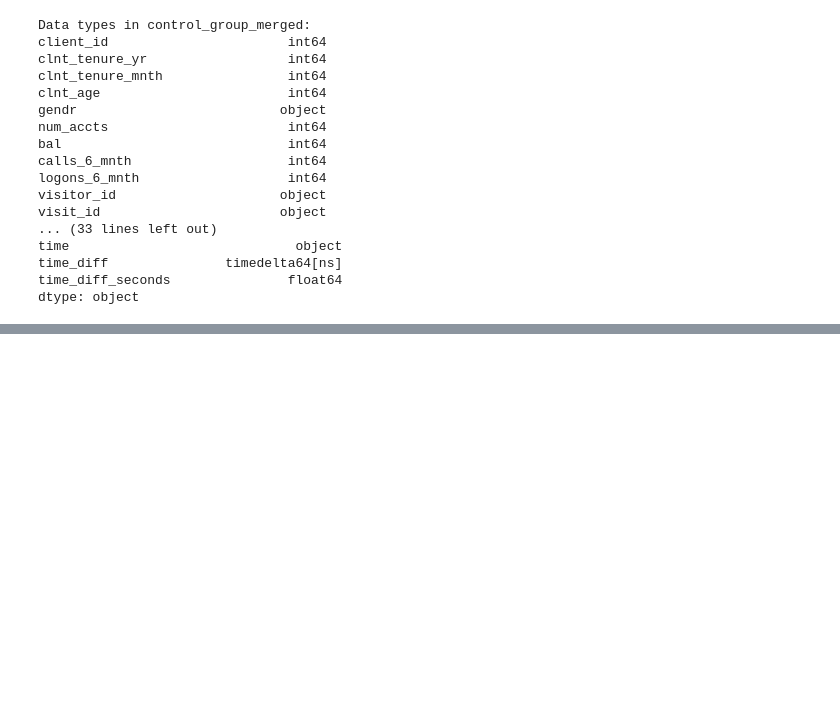
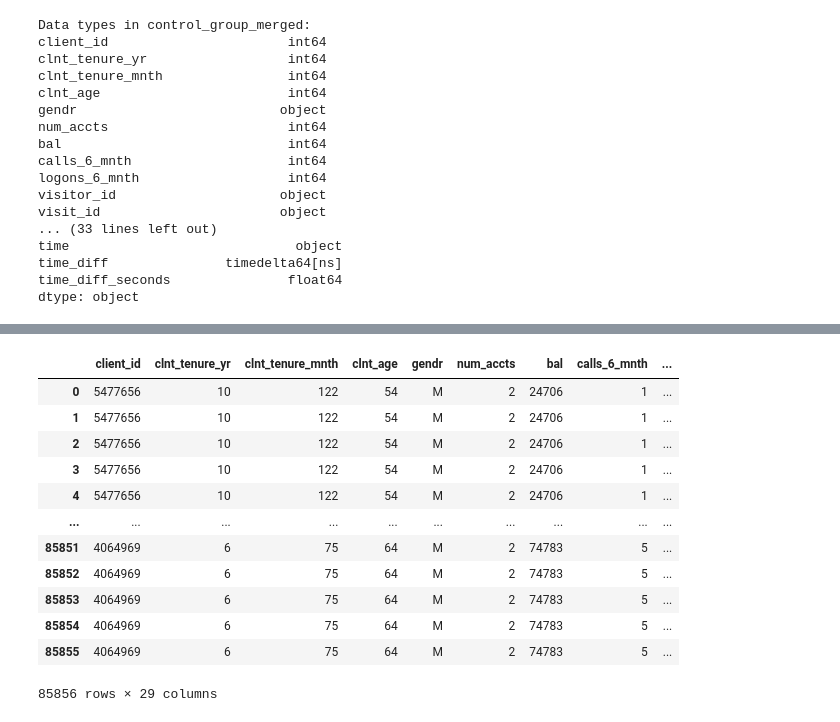
Before and after one commit to rmaryam42/PROJECT_5, a Jupyter notebook: Vanguard Data Cleaning and Data Wrangling.ipynb, the cells around one changed output, grey strips where cells are left out. Drawn from its saved outputs; the diff is of its cells as text; code cells hidden in the pictures; blank space fills up the shorter version.

```diff
--- a/Vanguard Data Cleaning and Data Wrangling.ipynb
+++ b/Vanguard Data Cleaning and Data Wrangling.ipynb
@@ -1011,0 +1273,6 @@ concatenated_df.to_csv('Vanguard_Cleaned_Datatype.csv', index=False)
+# %%
+# Merge control_group with process_df_by_client_last_step on 'client_id'
+control_group_with_steps = pd.merge(control_group_merged, process_df_by_client_last_step_unique, on="visit_id")
+
+# Merge test_group with process_df_by_client_last_step on 'client_id'
+test_group_with_steps = pd.merge(test_group_merged, process_df_by_client_last_step_unique, on="visit_id")
@@ -1011,0 +1288,16 @@ concatenated_df.to_csv('Vanguard_Cleaned_Datatype.csv', index=False)
+# %%
+control_group_with_steps
+# %% [output]
+|  | client_id | clnt_tenure_yr | clnt_tenure_mnth | clnt_age | gendr | num_accts | bal | calls_6_mnth | ... |
+| 0 | 5477656 | 10 | 122 | 54 | M | 2 | 24706 | 1 | ... |
+| 1 | 5477656 | 10 | 122 | 54 | M | 2 | 24706 | 1 | ... |
+| 2 | 5477656 | 10 | 122 | 54 | M | 2 | 24706 | 1 | ... |
+| 3 | 5477656 | 10 | 122 | 54 | M | 2 | 24706 | 1 | ... |
+| 4 | 5477656 | 10 | 122 | 54 | M | 2 | 24706 | 1 | ... |
+| ... | ... | ... | ... | ... | ... | ... | ... | ... | ... |
+| 85851 | 4064969 | 6 | 75 | 64 | M | 2 | 74783 | 5 | ... |
+| 85852 | 4064969 | 6 | 75 | 64 | M | 2 | 74783 | 5 | ... |
+| 85853 | 4064969 | 6 | 75 | 64 | M | 2 | 74783 | 5 | ... |
+| 85854 | 4064969 | 6 | 75 | 64 | M | 2 | 74783 | 5 | ... |
+| 85855 | 4064969 | 6 | 75 | 64 | M | 2 | 74783 | 5 | ... |
+85856 rows × 29 columns
```
Also changed, not shown: parts of 17 cells of this notebook, 9 other files.
